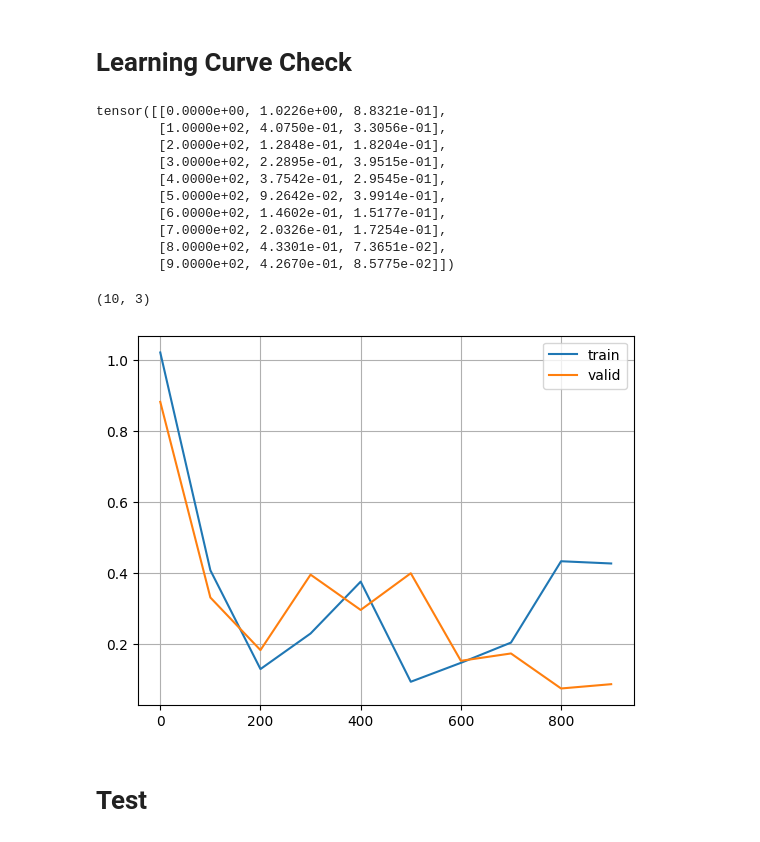
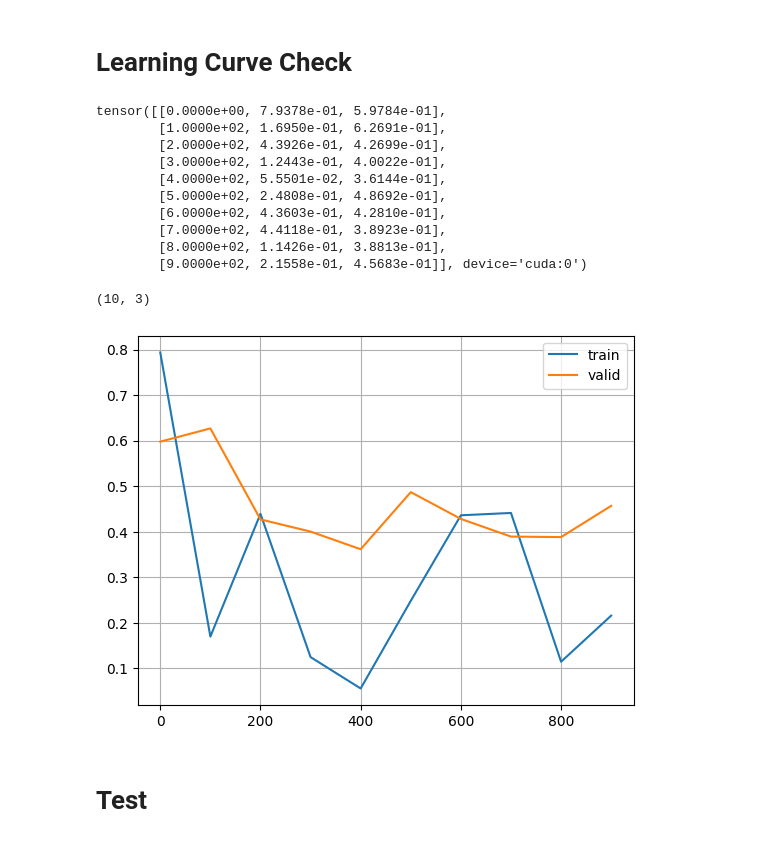
Before and after one commit to 9-coding/PyTorch, a Jupyter notebook: Lecture-AI_programming/breast_cancer_wisconsin_dataset.ipynb, the cells around one changed output. Drawn from its saved outputs; the diff is of its cells as text; code cells hidden in the pictures.

```diff
--- a/Lecture-AI_programming/breast_cancer_wisconsin_dataset.ipynb
+++ b/Lecture-AI_programming/breast_cancer_wisconsin_dataset.ipynb
@@ -261,7 +261,7 @@ train_loader = DataLoader(
 valid_loader = DataLoader(
     dataset = val_ds,
     batch_size = 32,
-    shuffle = True,
+    shuffle = False,
 )
 test_loader = DataLoader(
     dataset = test_ds,
@@ -288,8 +288,8 @@ def train_loop (
 
     for x_tensor, y_tensor in train_ds:
 
-      x_tensor.to(device)
-      y_tensor.to(device)
+      x_tensor = x_tensor.to(device)
+      y_tensor = y_tensor.to(device)
 
       y_pred = model(x_tensor)
       loss_train = loss_fnc(y_pred, y_tensor)
@@ -410,29 +410,30 @@ m, h = train_loop (
 # %%
 h
 # %% [output]
-tensor([[0.0000e+00, 1.0226e+00, 8.8321e-01],
-        [1.0000e+02, 4.0750e-01, 3.3056e-01],
-        [2.0000e+02, 1.2848e-01, 1.8204e-01],
-        [3.0000e+02, 2.2895e-01, 3.9515e-01],
-        [4.0000e+02, 3.7542e-01, 2.9545e-01],
-        [5.0000e+02, 9.2642e-02, 3.9914e-01],
-        [6.0000e+02, 1.4602e-01, 1.5177e-01],
-        [7.0000e+02, 2.0326e-01, 1.7254e-01],
-        [8.0000e+02, 4.3301e-01, 7.3651e-02],
-        [9.0000e+02, 4.2670e-01, 8.5775e-02]])
+tensor([[0.0000e+00, 7.9378e-01, 5.9784e-01],
+        [1.0000e+02, 1.6950e-01, 6.2691e-01],
+        [2.0000e+02, 4.3926e-01, 4.2699e-01],
+        [3.0000e+02, 1.2443e-01, 4.0022e-01],
+        [4.0000e+02, 5.5501e-02, 3.6144e-01],
+        [5.0000e+02, 2.4808e-01, 4.8692e-01],
+        [6.0000e+02, 4.3603e-01, 4.2810e-01],
+        [7.0000e+02, 4.4118e-01, 3.8923e-01],
+        [8.0000e+02, 1.1426e-01, 3.8813e-01],
+        [9.0000e+02, 2.1558e-01, 4.5683e-01]], device='cuda:0')
 # %%
 import matplotlib.pyplot as plt
 
+h = h.cpu()
 h0 = h.detach().numpy()
 print(h0.shape)
 plt.plot(h0[:,0], h0[:,1], label='train')
 plt.plot(h0[:,0], h0[:,2], label='valid')
 plt.legend()
 plt.grid()
 plt.show()
 # %% [output]
 (10, 3)
-[figure, old version]
+[figure, new version]
 # %% [markdown]
 # Test
 # %%
```
Also changed, not shown: parts of 7 cells of this notebook.
